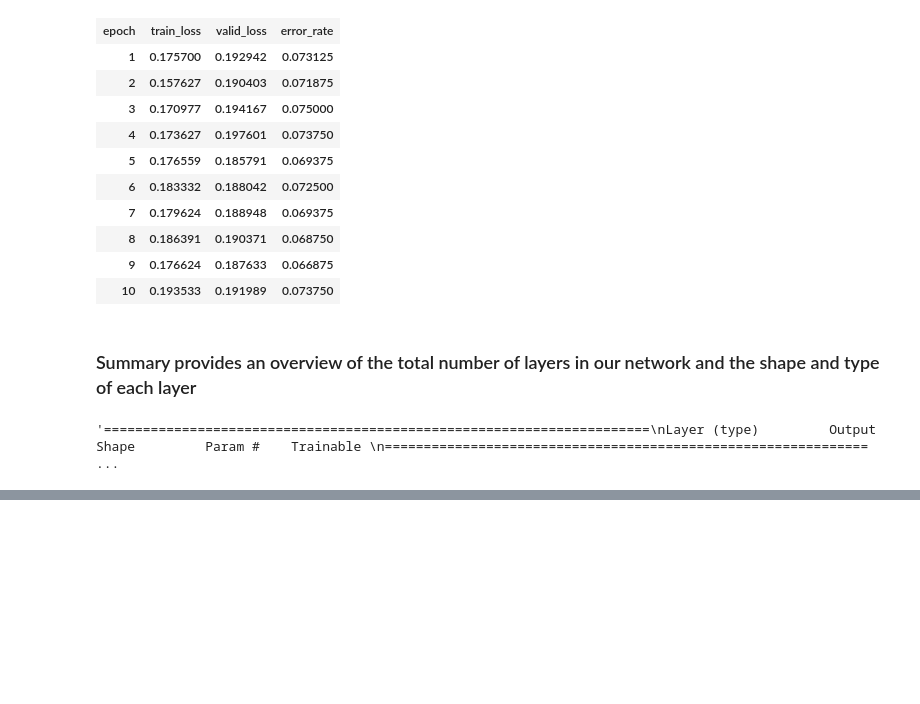
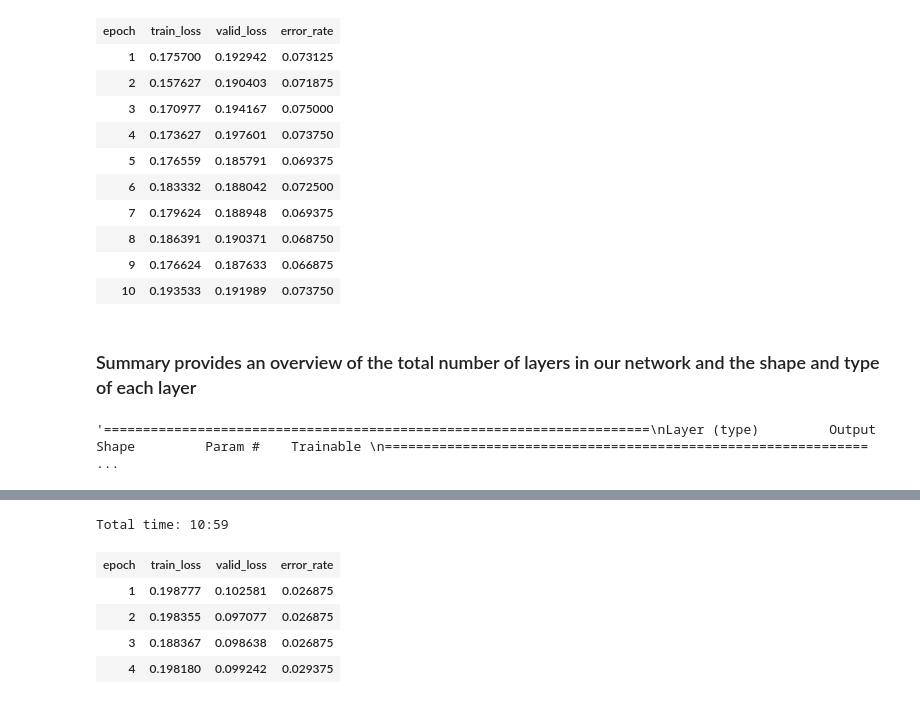
Before and after one commit to codefeeder/Project, a Jupyter notebook: cv_problem/classification.ipynb, the cells around one changed output, grey strips where cells are left out. Drawn from its saved outputs; the diff is of its cells as text; code cells hidden in the pictures; blank space fills up the shorter version.

```diff
--- a/cv_problem/classification.ipynb
+++ b/cv_problem/classification.ipynb
@@ -298,0 +335,9 @@ for i in range(0,len(test_image)):
+# %%
+learn.fit_one_cycle(4,lrs)
+# %% [output]
+Total time: 10:59
+| epoch | train_loss | valid_loss | error_rate |
+| 1 | 0.198777 | 0.102581 | 0.026875 |
+| 2 | 0.198355 | 0.097077 | 0.026875 |
+| 3 | 0.188367 | 0.098638 | 0.026875 |
+| 4 | 0.198180 | 0.099242 | 0.029375 |
```
Also changed, not shown: parts of 28 cells of this notebook, 1 other file.
